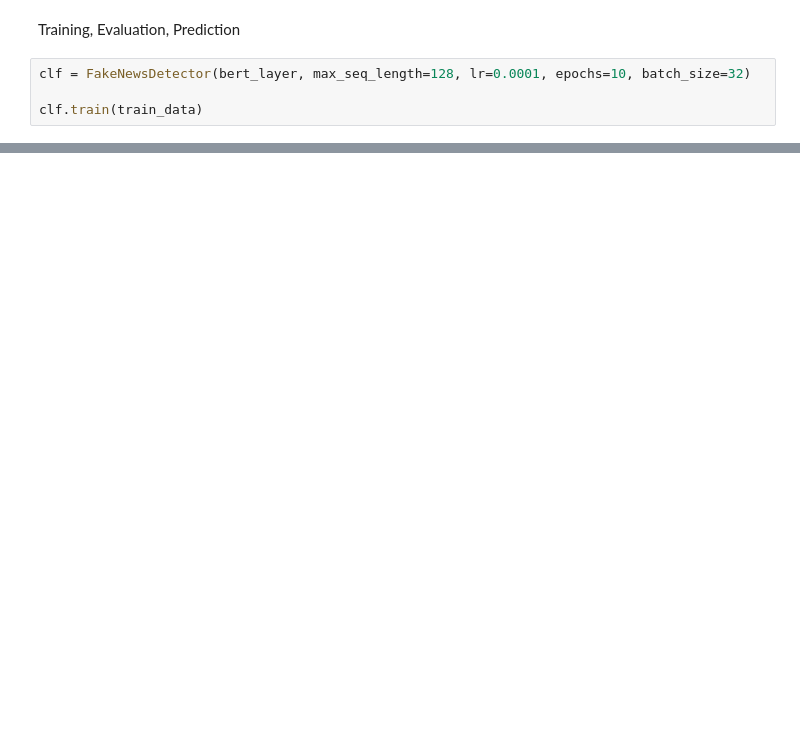
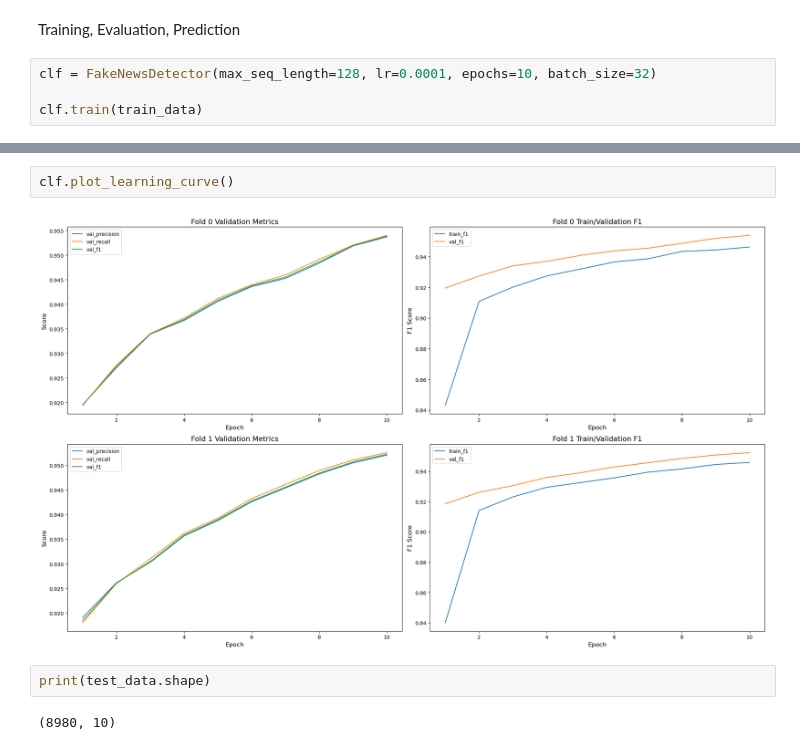
Before and after one commit to diatsa/fake_and_real_news, a Jupyter notebook: exploration.ipynb, the cells around one changed output, grey strips where cells are left out. Drawn from its saved outputs; the diff is of its cells as text; blank space fills up the shorter version.

```diff
--- a/exploration.ipynb
+++ b/exploration.ipynb
@@ -778,7 +977,7 @@ class FakeNewsDetector:
 # %% [markdown]
 Training, Evaluation, Prediction
 # %%
-clf = FakeNewsDetector(bert_layer, max_seq_length=128, lr=0.0001, epochs=10, batch_size=32)
+clf = FakeNewsDetector(max_seq_length=128, lr=0.0001, epochs=10, batch_size=32)
 
 clf.train(train_data)
 # %% [output]
@@ -789,0 +1001,8 @@ UnparsedFlagAccessError: Trying to access flag --preserve_unused_tokens before f
+# %%
+clf.plot_learning_curve()
+# %% [output]
+[figure, added]
+# %%
+print(test_data.shape)
+# %% [output]
+(8980, 10)
```
Also changed, not shown: parts of 4 cells of this notebook, 2 other files.
